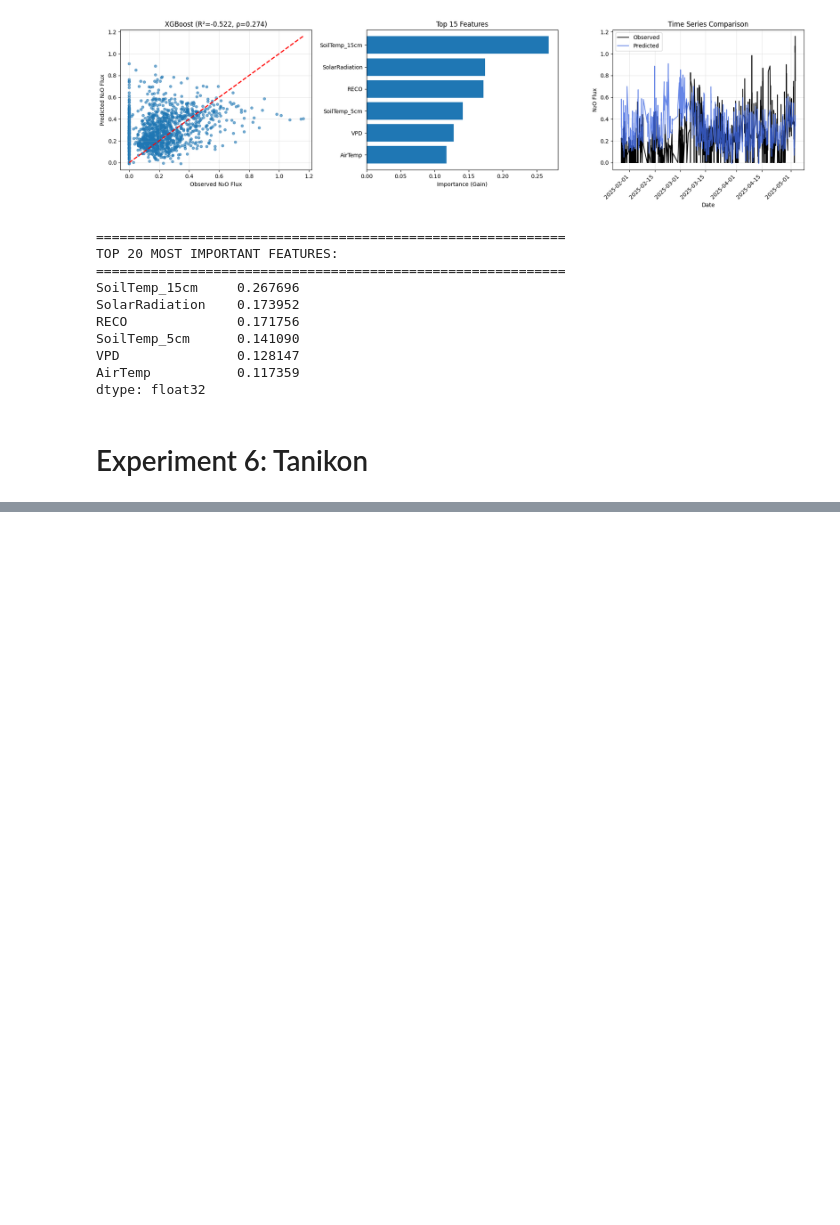
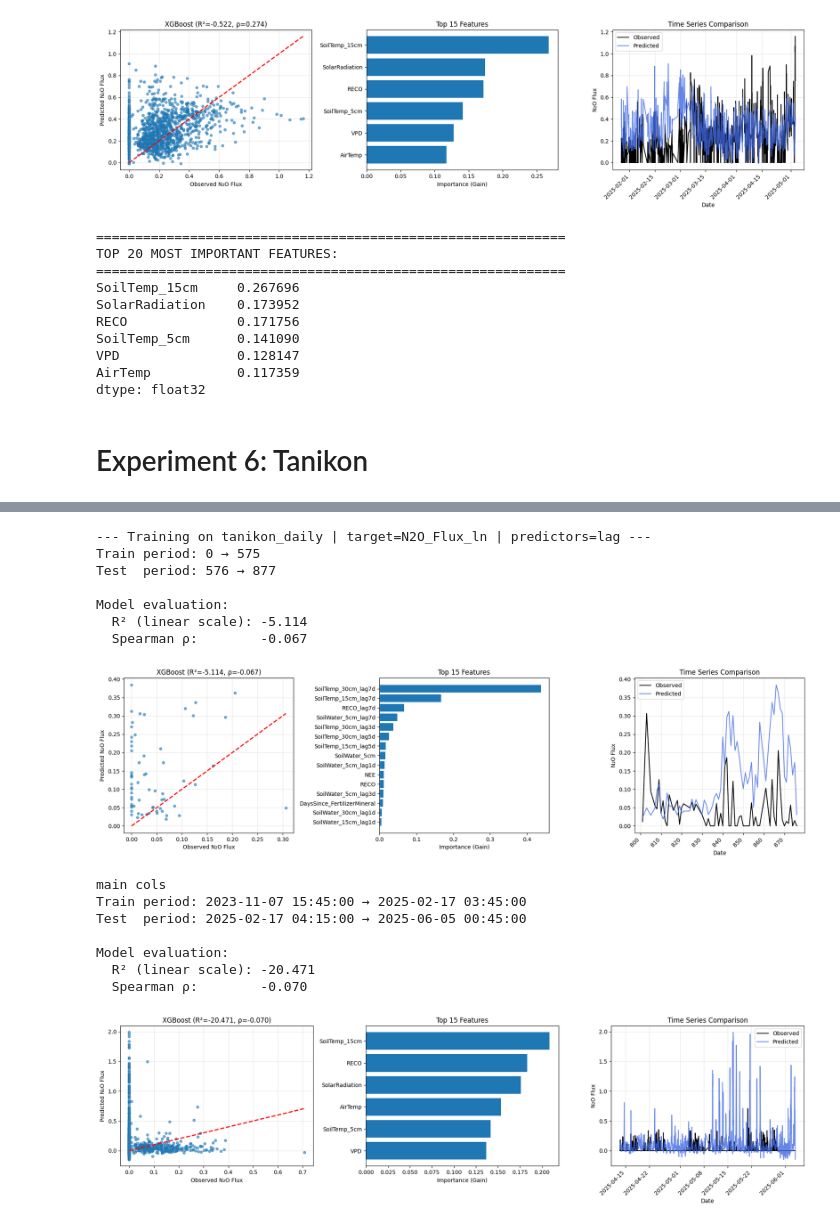
Before and after one commit to AndreasHiropedi/N2O_Emissions_Prediction, a Jupyter notebook: baseline_experiments/XGBoost_experiments.ipynb, the cells around one changed output, grey strips where cells are left out. Drawn from its saved outputs; the diff is of its cells as text; code cells hidden in the pictures; blank space fills up the shorter version.

Commit message:
added tanikon experiment

```diff
--- a/baseline_experiments/XGBoost_experiments.ipynb
+++ b/baseline_experiments/XGBoost_experiments.ipynb
@@ -54,6 +54,8 @@ aeschi_lag = pd.read_csv("../datasets/Aeschi_2019-20_clean.csv")
 aeschi_daily = pd.read_csv("../datasets/Aeschi_Daily_2019-20.csv")
 forel_lag = pd.read_csv("../datasets/Forel_2024-25_clean.csv")
 forel_daily = pd.read_csv("../datasets/Forel_Daily_2024-25.csv")
+tanikon_lag = pd.read_csv("../datasets/Tanikon_2023-25_clean.csv")
+tanikon_daily = pd.read_csv("../datasets/Tanikon_Daily_2023-25.csv")
 # %% [markdown]
 # Experiment 1: Oensingen 2018-19
 # %%
@@ -1760,0 +2022,76 @@ dtype: float32
+# %%
+# ============================================================================
+# TRAINING 1: forel_daily with lag features
+# ============================================================================
+
+print("--- Training on tanikon_daily | target=N2O_Flux_ln | predictors=lag ---")
+
+results = train_xgb_timeseries(
+    df=tanikon_daily,
+    predictors=[
+        # --- Meteorological base variables ---
+        "Precipitation", "SolarRadiation", "AirTemp", "VPD",
+        "SoilWater_5cm", "SoilWater_15cm", "SoilWater_30cm",
+        "SoilTemp_5cm", "SoilTemp_15cm", "SoilTemp_30cm",
+        "NEE", "GPP", "RECO",
+
+        # --- Meteorological lag variables ---
+        "Precipitation_lag1d", "Precipitation_lag3d", "Precipitation_lag5d", "Precipitation_lag7d",
+        "SolarRadiation_lag1d", "SolarRadiation_lag3d", "SolarRadiation_lag5d", "SolarRadiation_lag7d",
+        "AirTemp_lag1d", "AirTemp_lag3d", "AirTemp_lag5d", "AirTemp_lag7d",
+        "VPD_lag1d", "VPD_lag3d", "VPD_lag5d", "VPD_lag7d",
+        "SoilWater_5cm_lag1d", "SoilWater_5cm_lag3d", "SoilWater_5cm_lag5d", "SoilWater_5cm_lag7d",
+        "SoilWater_15cm_lag1d", "SoilWater_15cm_lag3d", "SoilWater_15cm_lag5d", "SoilWater_15cm_lag7d",
+        "SoilWater_30cm_lag1d", "SoilWater_30cm_lag3d", "SoilWater_30cm_lag5d", "SoilWater_30cm_lag7d",
+        "SoilTemp_5cm_lag1d", "SoilTemp_5cm_lag3d", "SoilTemp_5cm_lag5d", "SoilTemp_5cm_lag7d",
+        "SoilTemp_15cm_lag1d", "SoilTemp_15cm_lag3d", "SoilTemp_15cm_lag5d", "SoilTemp_15cm_lag7d",
+        "SoilTemp_30cm_lag1d", "SoilTemp_30cm_lag3d", "SoilTemp_30cm_lag5d", "SoilTemp_30cm_lag7d",
+        "NEE_lag1d", "NEE_lag3d", "NEE_lag5d", "NEE_lag7d",
+        "GPP_lag1d", "GPP_lag3d", "GPP_lag5d", "GPP_lag7d",
+        "RECO_lag1d", "RECO_lag3d", "RECO_lag5d", "RECO_lag7d",
+
+        # --- Management variables ---
+        "Mowing", "FertilizerOrganic", "FertilizerMineral",
+        "DaysSince_Mowing", "DaysSince_FertilizerOrganic", "DaysSince_FertilizerMineral",
+    ],
+    target="N2O_Flux_ln",
+)
+
+
+# ============================================================================
+# TRAINING 2: tanikon(hourly) with main columns only
+# ============================================================================
+
+print("\nmain cols")
+results = train_xgb_timeseries(
+    df=tanikon_lag,
+    predictors=[
+        "AirTemp", "VPD",
+        "SoilTemp_5cm", "SoilTemp_15cm",
+        "RECO", "SolarRadiation"
+    ],
+    target="N2O_Flux_ln",
+)
+
+# PRINT TOP FEATURES FROM LAST MODEL
+print("\n" + "="*60)
+print("TOP 20 MOST IMPORTANT FEATURES:")
+print("="*60)
+print(results["feature_importance"].head(20))
+# %% [output]
+--- Training on tanikon_daily | target=N2O_Flux_ln | predictors=lag ---
+Train period: 0 → 575
+Test  period: 576 → 877
+
+Model evaluation:
+  R² (linear scale): -5.114
+  Spearman ρ:        -0.067
+[figure, added]
+main cols
+Train period: 2023-11-07 15:45:00 → 2025-02-17 03:45:00
+Test  period: 2025-02-17 04:15:00 → 2025-06-05 00:45:00
+
+Model evaluation:
+  R² (linear scale): -20.471
+  Spearman ρ:        -0.070
+[figure, added]
```
Also changed, not shown: parts of 4 cells of this notebook, 1 other file.
